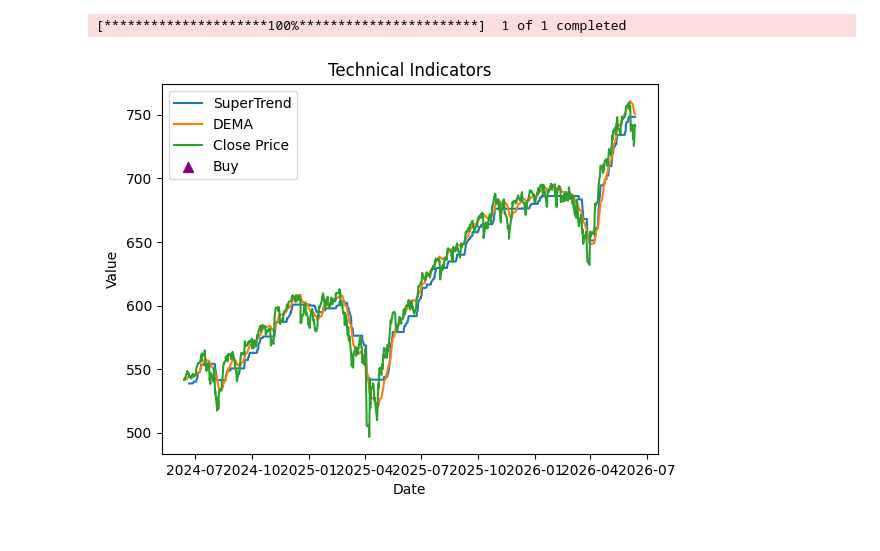
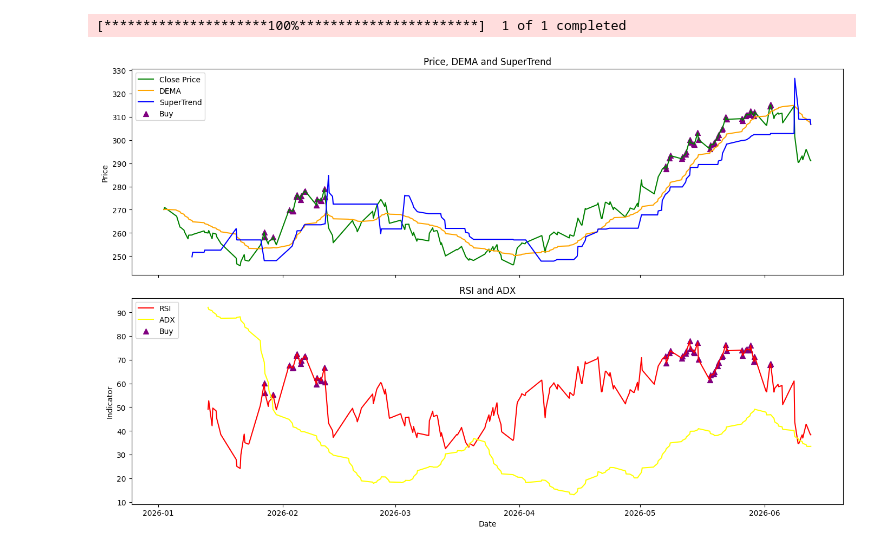
Before and after one commit to Planktonzombie22/TradingBot, a Jupyter notebook: practice/third_iteration/backtest.ipynb, the cells around one changed output. Drawn from its saved outputs; the diff is of its cells as text; code cells hidden in the pictures.

Commit message:
improved indicators and plotting

```diff
--- a/practice/third_iteration/backtest.ipynb
+++ b/practice/third_iteration/backtest.ipynb
@@ -11,35 +12,48 @@ import matplotlib.pyplot as plt
 # %%
 import importlib
 
-#cspell:words backtest DEMA xlabel ylabel
-
+#cspell:words backtest DEMA xlabel ylabel sharex figsize
 importlib.reload(cfg)
 importlib.reload(ind)
 importlib.reload(data)
+df = data.df.dropna()
+
 indicator_df = pd.DataFrame({
     'ATR': ind.ATR(df).calculate(),
     'SuperTrend': ind.SuperTrend(df).calculate(),
     'ADX': ind.ADX(df).calculate(),
     'RSI': ind.RSI(df).calculate(),
     'DEMA': ind.DEMA(df).calculate(),
 }, index=df.index).interpolate(method='time', limit_area='inside')
 
-plt.plot(indicator_df.loc[:, ['SuperTrend', 'DEMA']], label=['SuperTrend', 'DEMA'])
-plt.plot(df['Close'], label='Close Price')
-plt.title("Technical Indicators")
-plt.xlabel("Date")
-plt.ylabel("Value")
 mask = (
     (df["Close"] > indicator_df["DEMA"]) &
-    (indicator_df["RSI"] < 30) &
-    (indicator_df["ADX"] > 25) &
+    (indicator_df["RSI"] > 55) &
+    (indicator_df["ADX"] > 30) &
     (indicator_df["ATR"] > 0) &
-    (indicator_df["SuperTrend"] > df["Close"])
+    (indicator_df["SuperTrend"] < df["Close"])
 ).fillna(False)
 
-plt.scatter(df.index[mask], df.loc[mask, "Close"], marker='^', color='purple', s=50, label='Buy')
-plt.legend()
+fig, (ax1, ax2) = plt.subplots(2, 1, sharex=True, figsize=(14, 9))
+
+ax1.plot(df.index, df["Close"], label="Close Price", color="green")
+ax1.plot(indicator_df.index, indicator_df["DEMA"], label="DEMA", color="orange")
+ax1.plot(indicator_df.index, indicator_df["SuperTrend"], label="SuperTrend", color="blue")
+ax1.scatter(df.index[mask], df.loc[mask, "Close"], marker="^", color="purple", s=50, label="Buy")
+ax1.set_title("Price, DEMA and SuperTrend")
+ax1.set_ylabel("Price")
+ax1.legend(loc="upper left")
+
+ax2.plot(indicator_df.index, indicator_df["RSI"], label="RSI", color="red")
+ax2.plot(indicator_df.index, indicator_df["ADX"], label="ADX", color="yellow")
+ax2.scatter(df.index[mask], indicator_df.loc[mask, "RSI"], marker="^", color="purple", s=50, label="Buy")
+ax2.set_title("RSI and ADX")
+ax2.set_ylabel("Indicator")
+ax2.set_xlabel("Date")
+ax2.legend(loc="upper left")
+
+plt.tight_layout()
 plt.show()
 # %% [output]
 [*********************100%***********************]  1 of 1 completed
-[figure, old version]
+[figure, new version]
```
Also changed, not shown: parts of 1 cell of this notebook, 2 other files.
